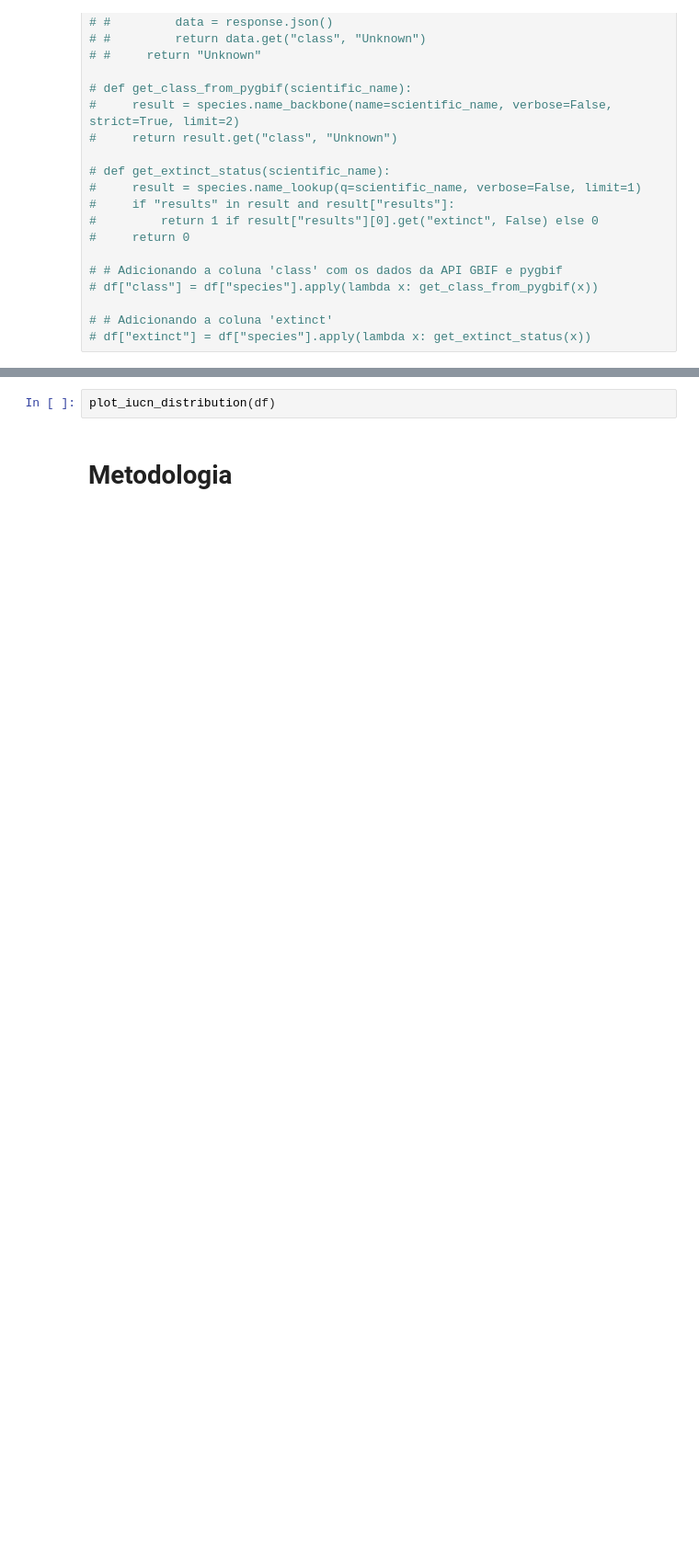
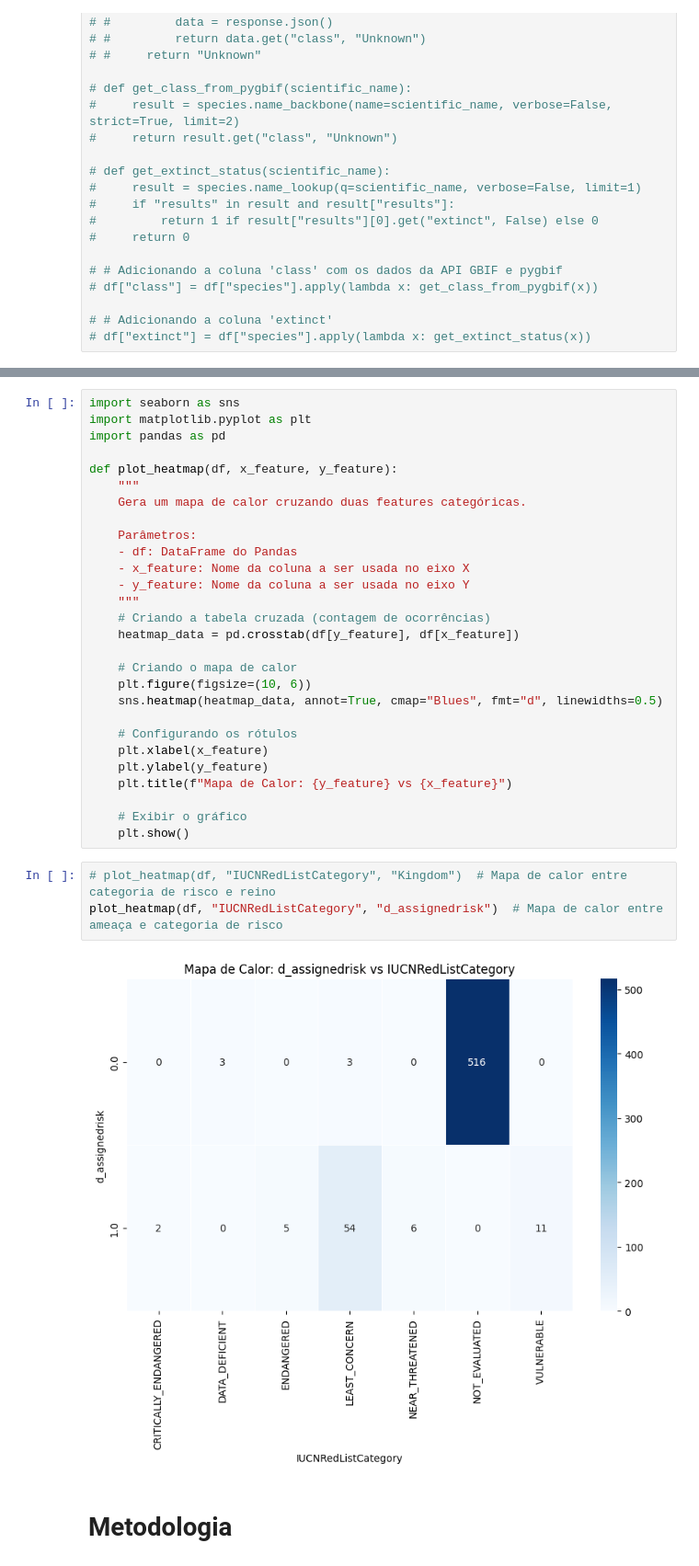
Before and after one commit to alekswheeler/global-_species_abundance_and_diversity, a Jupyter notebook: AquecimentoGlobalEAbumdanciaDeEspecies.ipynb, the cells around one changed output, grey strips where cells are left out. Shown: that part at 92% size. Drawn from its saved outputs; the diff is of its cells as text; blank space fills up the shorter version.

```diff
--- a/AquecimentoGlobalEAbumdanciaDeEspecies.ipynb
+++ b/AquecimentoGlobalEAbumdanciaDeEspecies.ipynb
@@ -254,4 +214,35 @@ memory usage: 0.0+ bytes
-# %%
-plot_iucn_distribution(df)
+# %%
+import seaborn as sns
+import matplotlib.pyplot as plt
+import pandas as pd
+
+def plot_heatmap(df, x_feature, y_feature):
+    """
+    Gera um mapa de calor cruzando duas features categóricas.
+
+    Parâmetros:
+    - df: DataFrame do Pandas
+    - x_feature: Nome da coluna a ser usada no eixo X
+    - y_feature: Nome da coluna a ser usada no eixo Y
+    """
+    # Criando a tabela cruzada (contagem de ocorrências)
+    heatmap_data = pd.crosstab(df[y_feature], df[x_feature])
+
+    # Criando o mapa de calor
+    plt.figure(figsize=(10, 6))
+    sns.heatmap(heatmap_data, annot=True, cmap="Blues", fmt="d", linewidths=0.5)
+
+    # Configurando os rótulos
+    plt.xlabel(x_feature)
+    plt.ylabel(y_feature)
+    plt.title(f"Mapa de Calor: {y_feature} vs {x_feature}")
+
+    # Exibir o gráfico
+    plt.show()
+# %%
+# plot_heatmap(df, "IUCNRedListCategory", "Kingdom")  # Mapa de calor entre categoria de risco e reino
+plot_heatmap(df, "IUCNRedListCategory", "d_assignedrisk")  # Mapa de calor entre ameaça e categoria de risco
+# %% [output]
+[figure, added]
 # %% [markdown]
 # Metodologia
```
Also changed, not shown: parts of 25 cells of this notebook.
